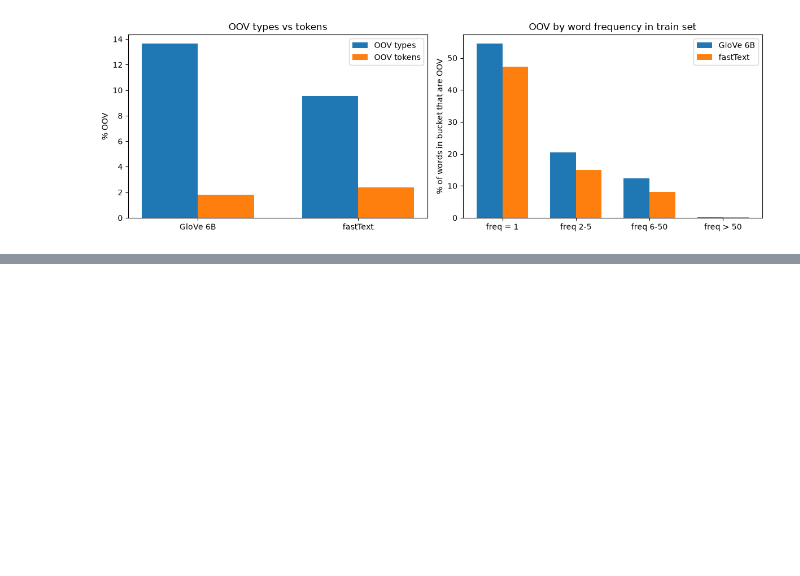
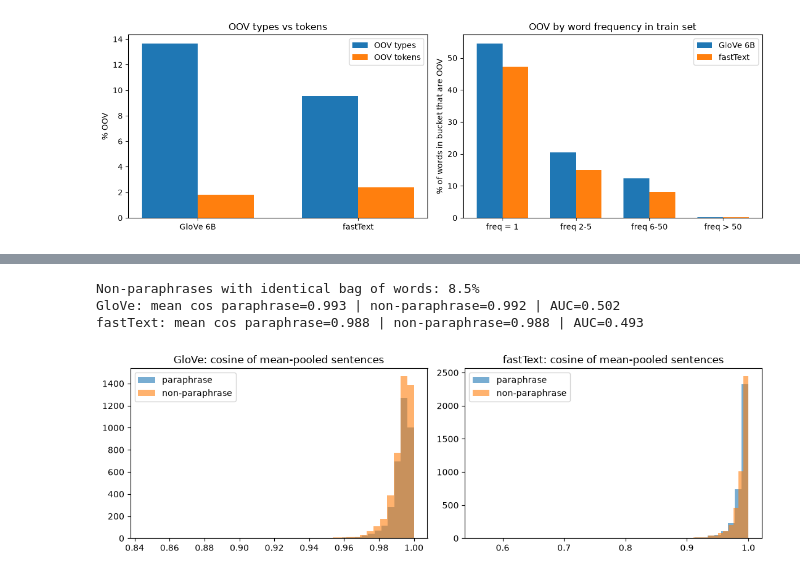
Before and after one commit to nuriallfe/nlp1, a Jupyter notebook: part2/Project_PAWS.ipynb, the cells around one changed output, grey strips where cells are left out. Cells and saved outputs as stored; diff of their text form; code cells hidden in the pictures; blank space fills up the shorter version.

```diff
--- a/part2/Project_PAWS.ipynb
+++ b/part2/Project_PAWS.ipynb
@@ -142,0 +150,17 @@ It is relevant to mention that fastText can approximate OOV embeddings using cha
+# %%
+embs = {"GloVe": (glove, E_glove.numpy()), "fastText": (fasttext, E_ft.numpy())}
+
+# Analysis of synonyms scoring higher than antonyms / unrelated words?
+pairs = {
+    "synonyms":  [("film", "movie"), ("big", "large"), ("begin", "start"), ("city", "town"), ("buy", "purchase")],
+    "antonyms":  [("big", "small"), ("buy", "sell"), ("begin", "end"), ("north", "south"), ("win", "lose")],
+    "unrelated": [("film", "river"), ("big", "table"), ("buy", "north"), ("city", "blue"), ("start", "fish")],
+}
+rows = []
+for kind, ps in pairs.items():
+    row = {"pair type": kind}
+    for name, (emb, _) in embs.items():
+        sims = [cos_similarity(emb.embed_word(a), emb.embed_word(b)) for a, b in ps if a in emb and b in emb]
+        row[name] = np.mean(sims)
+    rows.append(row)
+display(pd.DataFrame(rows).set_index("pair type").style.format("{:.3f}"))
@@ -142,0 +177,27 @@ It is relevant to mention that fastText can approximate OOV embeddings using cha
+# %%
+# Analysing now the mean cosine similarity for both classes and the AUC
+def sent_vec(text, E):
+    ids = [i for i in tokenizer.ids(text) if i > 1]        # drop <pad>/<unk>
+    return E[ids].mean(0) if ids else np.zeros(E.shape[1])
+
+s1, s2 = validation_ds["sentence1"], validation_ds["sentence2"]
+labels = np.array(validation_ds["label"])
+same_bow = np.array([sorted(tokenizer.tokens(a)) == sorted(tokenizer.tokens(b)) for a, b in zip(s1, s2)])
+print(f"Non-paraphrases with identical bag of words: {same_bow[labels == 0].mean():.1%}")
+
+fig, axes = plt.subplots(1, 2, figsize=(11, 3.5))
+for ax, (name, (_, E)) in zip(axes, embs.items()):
+    sims = np.array([cos_similarity(sent_vec(a, E), sent_vec(b, E)) for a, b in zip(s1, s2)])
+    print(f"{name}: mean cos paraphrase={sims[labels == 1].mean():.3f} | "
+          f"non-paraphrase={sims[labels == 0].mean():.3f} | AUC={roc_auc_score(labels, sims):.3f}")
+    ax.hist(sims[labels == 1], bins=40, alpha=.6, label="paraphrase")
+    ax.hist(sims[labels == 0], bins=40, alpha=.6, label="non-paraphrase")
+    ax.set_title(f"{name}: cosine of mean-pooled sentences"); ax.legend()
+plt.tight_layout()
+fig.savefig(out_dir / "cos_mean-pooled_sentences_both_embbeds.png", dpi=300, bbox_inches="tight")
+plt.show()
+# %% [output]
+Non-paraphrases with identical bag of words: 8.5%
+GloVe: mean cos paraphrase=0.993 | non-paraphrase=0.992 | AUC=0.502
+fastText: mean cos paraphrase=0.988 | non-paraphrase=0.988 | AUC=0.493
+[figure, added]
```
Also changed, not shown: parts of 6 cells of this notebook, 2 other files.
